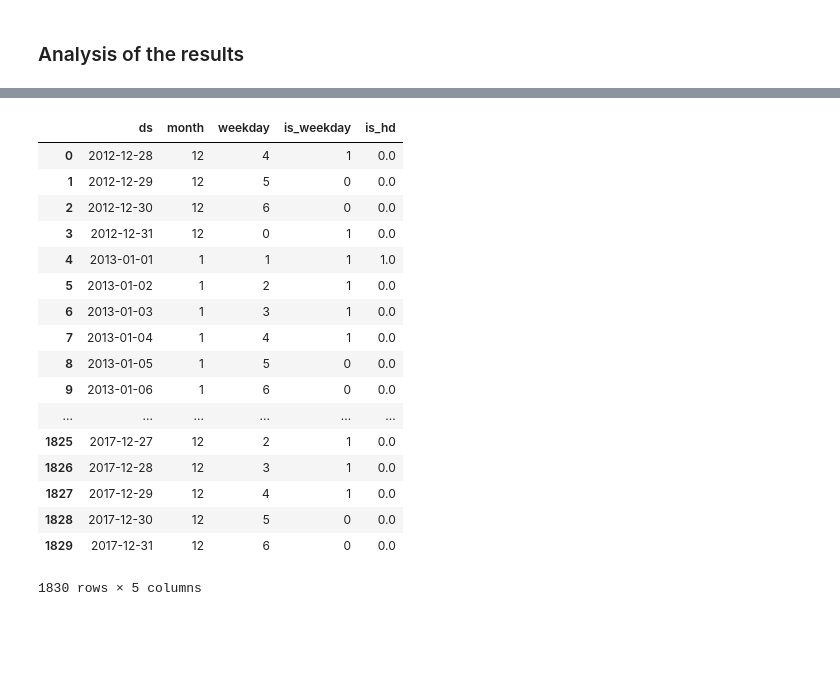
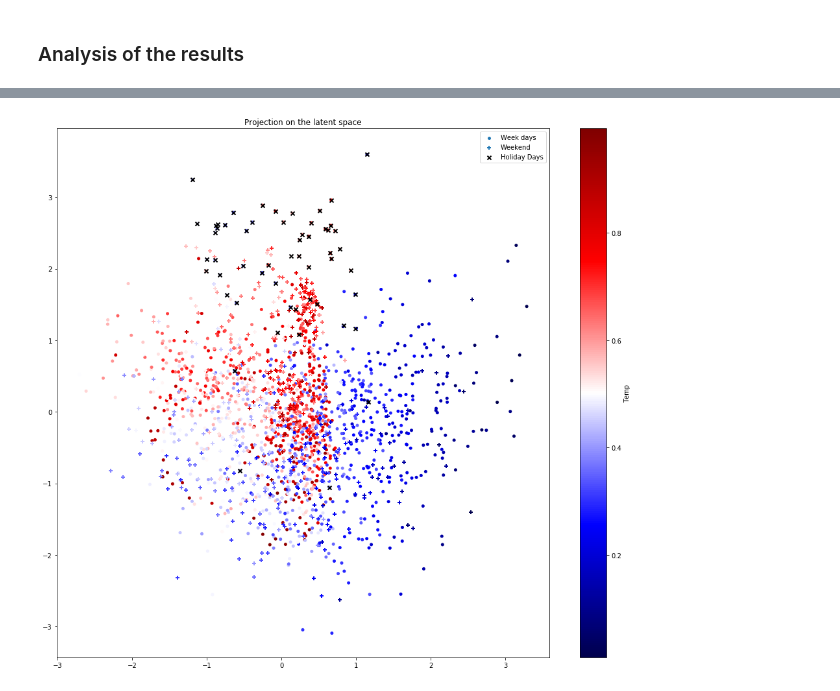
Before and after one commit to AntOliRsn/AutoEncoder, a Jupyter notebook: notebooks/conso_CVAE.ipynb, the cells around one changed output, grey strips where cells are left out. Cells and saved outputs as stored; diff of their text form; code cells hidden in the pictures; blank space fills up the shorter version.

```diff
--- a/notebooks/conso_CVAE.ipynb
+++ b/notebooks/conso_CVAE.ipynb
@@ -152,2 +156,0 @@ plot_latent_space_projection(x_proj=x_encoded, calendar_info=calendar_info,
-# %%
-x_encoded = model.encoder.predict([x, cond])
@@ -192,21 +157,8 @@ array([[-0.00059703, -0.00062802],
-# %%
-calendar_info
-# %% [output]
-|  | ds | month | weekday | is_weekday | is_hd |
-| 0 | 2012-12-28 | 12 | 4 | 1 | 0.0 |
-| 1 | 2012-12-29 | 12 | 5 | 0 | 0.0 |
-| 2 | 2012-12-30 | 12 | 6 | 0 | 0.0 |
-| 3 | 2012-12-31 | 12 | 0 | 1 | 0.0 |
-| 4 | 2013-01-01 | 1 | 1 | 1 | 1.0 |
-| 5 | 2013-01-02 | 1 | 2 | 1 | 0.0 |
-| 6 | 2013-01-03 | 1 | 3 | 1 | 0.0 |
-| 7 | 2013-01-04 | 1 | 4 | 1 | 0.0 |
-| 8 | 2013-01-05 | 1 | 5 | 0 | 0.0 |
-| 9 | 2013-01-06 | 1 | 6 | 0 | 0.0 |
-| ... | ... | ... | ... | ... | ... |
-| 1825 | 2017-12-27 | 12 | 2 | 1 | 0.0 |
-| 1826 | 2017-12-28 | 12 | 3 | 1 | 0.0 |
-| 1827 | 2017-12-29 | 12 | 4 | 1 | 0.0 |
-| 1828 | 2017-12-30 | 12 | 5 | 0 | 0.0 |
-| 1829 | 2017-12-31 | 12 | 6 | 0 | 0.0 |
-1830 rows × 5 columns
+# %%
+temp = get_cond_autoencoder(dataset['train']['ds'], type_cond=['temp'], data_conso_df=data_conso_df)
+temp = temp.flatten()
+# %%
+name_plot = 'temp_z2_beta-{}_train-{}_set-{}_cond-{}{}'.format(str(beta), name_train, name_set_plot,str(name_type_cond),version)
+pyplot_latent_space_projection_temp(x_encoded, calendar_info, temp,os.path.join(path_out,name_model,'results'), name_plot)
+# %% [output]
+[figure, added]
```
Also changed, not shown: parts of 10 cells of this notebook, 1 other file.
